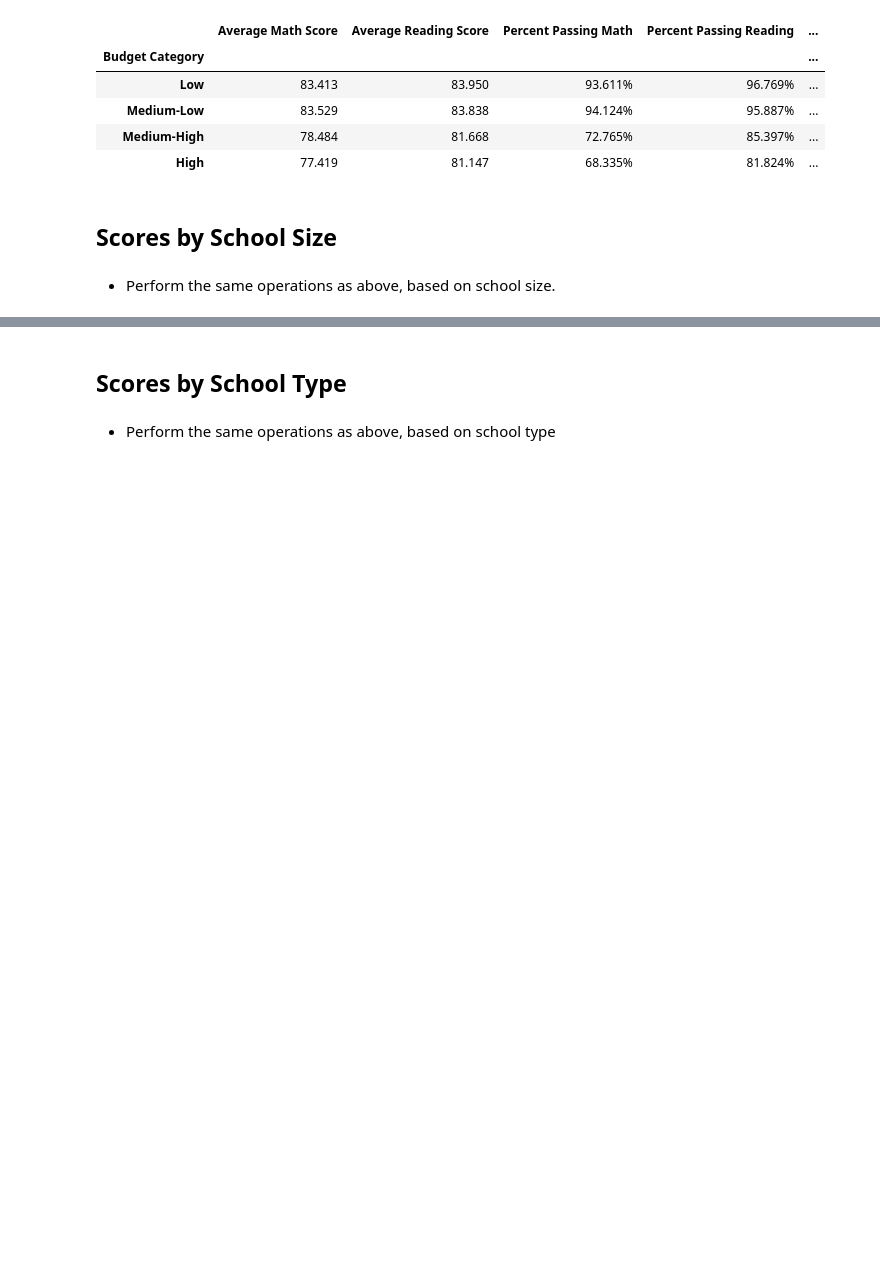
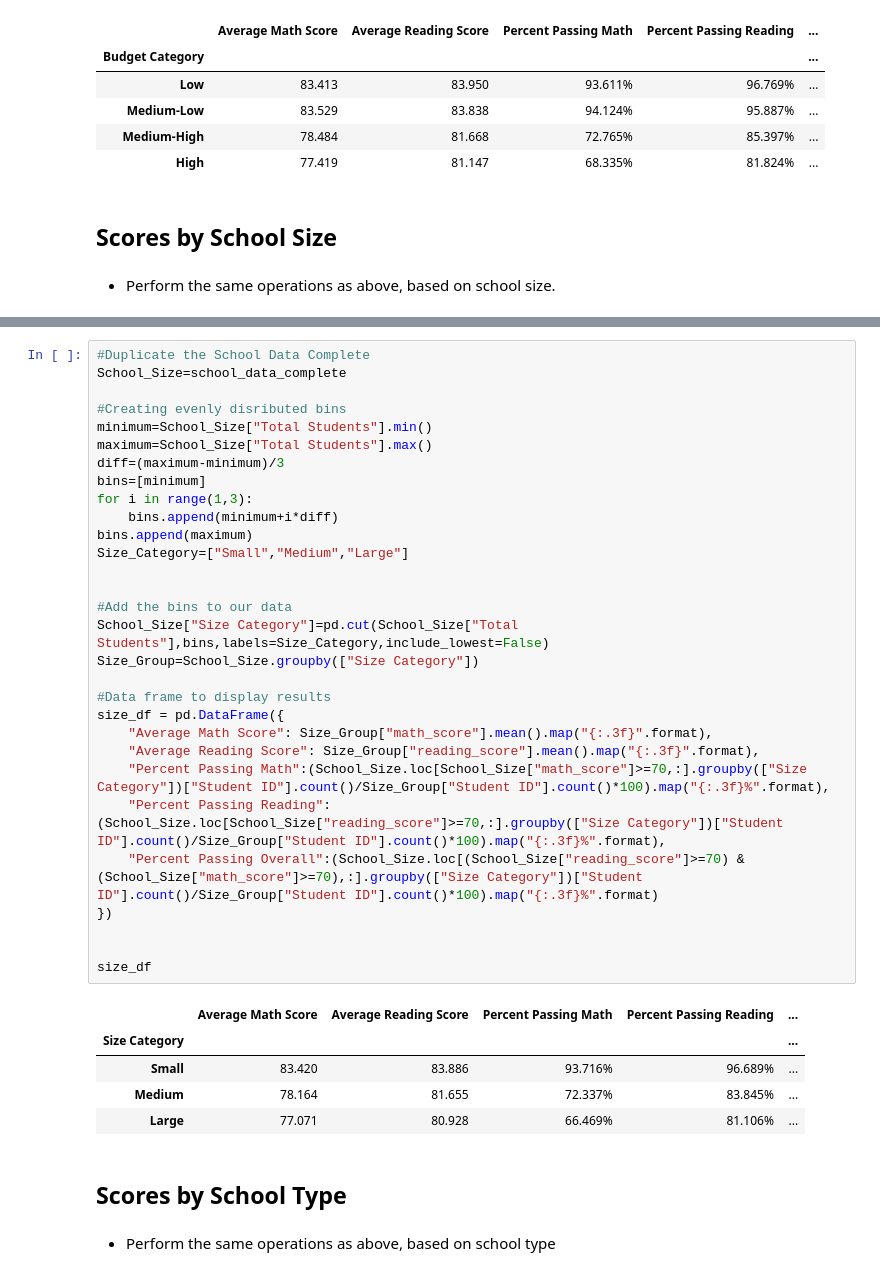
Before and after one commit to JoeKell/AreaSchoolAnalysis, a Jupyter notebook: PyCitySchools/PyCitySchools_final.ipynb, the cells around one changed output, grey strips where cells are left out. Drawn from its saved outputs; the diff is of its cells as text; blank space fills up the shorter version.

```diff
--- a/PyCitySchools/PyCitySchools_final.ipynb
+++ b/PyCitySchools/PyCitySchools_final.ipynb
@@ -303,3 +305,39 @@ spending_df
+# %%
+#Duplicate the School Data Complete
+School_Size=school_data_complete
+
+#Creating evenly disributed bins
+minimum=School_Size["Total Students"].min()
+maximum=School_Size["Total Students"].max()
+diff=(maximum-minimum)/3
+bins=[minimum]
+for i in range(1,3):
+    bins.append(minimum+i*diff)
+bins.append(maximum)
+Size_Category=["Small","Medium","Large"]
+
+
+#Add the bins to our data
+School_Size["Size Category"]=pd.cut(School_Size["Total Students"],bins,labels=Size_Category,include_lowest=False)
+Size_Group=School_Size.groupby(["Size Category"])
+
+#Data frame to display results
+size_df = pd.DataFrame({
+    "Average Math Score": Size_Group["math_score"].mean().map("{:.3f}".format),
+    "Average Reading Score": Size_Group["reading_score"].mean().map("{:.3f}".format),
+    "Percent Passing Math":(School_Size.loc[School_Size["math_score"]>=70,:].groupby(["Size Category"])["Student ID"].count()/Size_Group["Student ID"].count()*100).map("{:.3f}%".format),
+    "Percent Passing Reading":(School_Size.loc[School_Size["reading_score"]>=70,:].groupby(["Size Category"])["Student ID"].count()/Size_Group["Student ID"].count()*100).map("{:.3f}%".format),
+    "Percent Passing Overall":(School_Size.loc[(School_Size["reading_score"]>=70) & (School_Size["math_score"]>=70),:].groupby(["Size Category"])["Student ID"].count()/Size_Group["Student ID"].count()*100).map("{:.3f}%".format)
+})
+
+
+size_df
+# %% [output]
+|  | Average Math Score | Average Reading Score | Percent Passing Math | Percent Passing Reading | ... |
+| Size Category |  |  |  |  | ... |
+| Small | 83.420 | 83.886 | 93.716% | 96.689% | ... |
+| Medium | 78.164 | 81.655 | 72.337% | 83.845% | ... |
+| Large | 77.071 | 80.928 | 66.469% | 81.106% | ... |
 # %% [markdown]
 ## Scores by School Type
 # %% [markdown]
```
Also changed, not shown: parts of 2 cells of this notebook.
